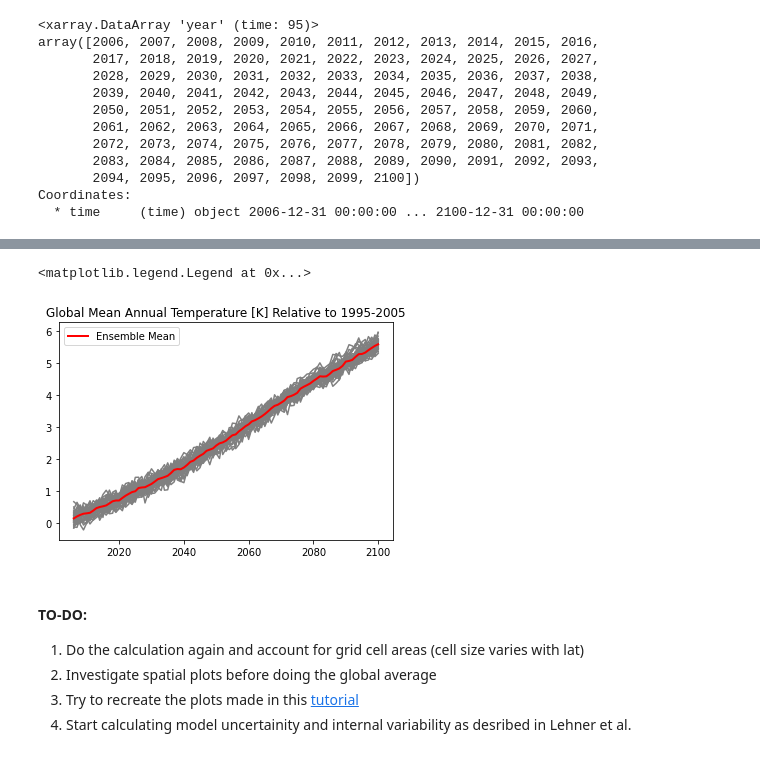
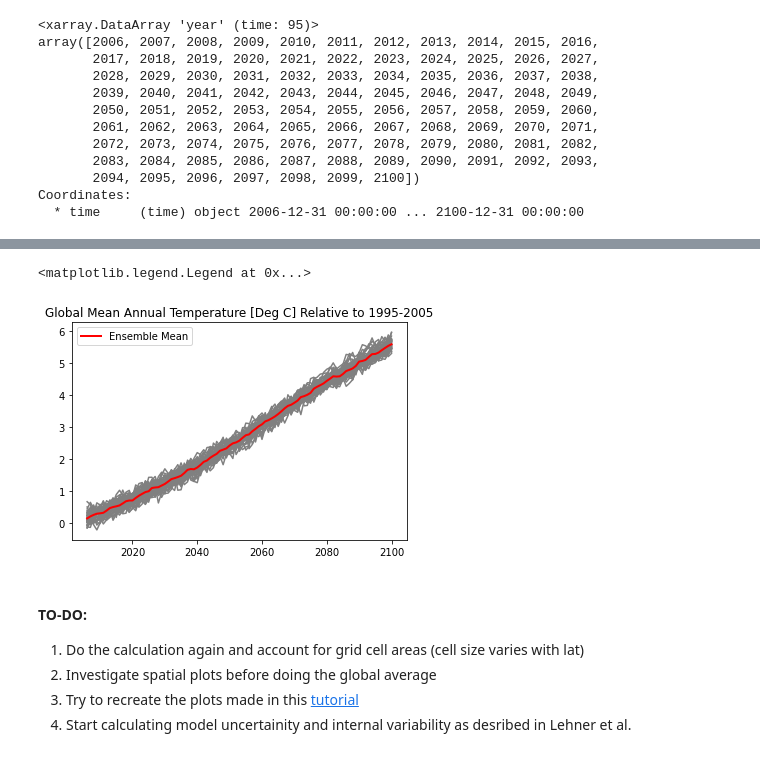
Before and after one commit to MackenzieBlanusa/InternalVariability, a Jupyter notebook: CESM_notebook.ipynb, the cells around one changed output, grey strips where cells are left out. Saved outputs shown, nothing was run; the diff lists cells and outputs as text; code cells hidden in the pictures.

```diff
--- a/CESM_notebook.ipynb
+++ b/CESM_notebook.ipynb
@@ -165,3 +173,6 @@ atm.RCP85.monthly
+# %%
+# convert Kelvin to celcius
+temp['TREFHT'] = temp.TREFHT - 273.15
 # %%
 # resample yearly
 temp_yearly = temp.resample(time='Y').mean(dim='time')
@@ -217,16 +252,25 @@ Tref_dset = Tref_col.to_dataset_dict(zarr_kwargs={'consolidated':True}, storage_
 # %%
 # define temp reference dataset
 temp_ref = Tref_dset['atm.20C.monthly']
+# %%
+# convert lon from 0-360 to -180 to 180
+temp_ref = temp_ref.assign_coords(lon=((temp_ref.lon + 180) % 360 - 180))
+# %%
+# convert Kelvin to celcius
+temp_ref['TREFHT'] = temp_ref.TREFHT - 273.15
 # %%
 # slice to base period (note that Lehner et al. uses base period 1995-2014)
 # here we have 1920-2005 so I will use 1995-2005 as base period
 temp_ref = temp_ref.sel(time=slice("1995", "2005"))
 
 # resample yearly
-temp_ref = temp_ref.resample(time='Y').mean(dim='time')
+temp_ref_yearly = temp_ref.resample(time='Y').mean(dim='time')
+# temp_ref_decadal = temp_ref.rolling(time=10,center=True).mean().dropna('time')
 
 # average along lat/lon, time, and member_id to get base temp
-temp_ref = temp_ref.mean(dim=('lon','lat','member_id','time'))
+temp_ref = temp_ref_yearly.mean(dim=('lon','lat','member_id','time'))
+# temp_ref_local = temp_ref_decadal.isel(lon=214,lat=138)
+# tem_ref_local = temp_ref_local.mean(dim=('member_id','time'))
 temp_ref
 # %% [output]
 <xarray.Dataset> Dimensions: () Data variables: TREFHT float32 dask.array<chunksize=(), meta=np.ndarray>
@@ -297,14 +361,14 @@ Coordinates:
 # %%
 # plot the data
 for i in range(len(temp_ens_anom.member_id)):
     plt.plot(temp_ens_anom.time.dt.year,temp_ens_anom.isel(member_id=i),color='grey')
 plt.plot(temp_ensmean_anom.time.dt.year,temp_ensmean_anom.TREFHT,color='r',
          linewidth=2,label='Ensemble Mean')
-plt.title('Global Mean Annual Temperature [K] Relative to 1995-2005')
+plt.title('Global Mean Annual Temperature [Deg C] Relative to 1995-2005')
 plt.legend()
 # %% [output]
 <matplotlib.legend.Legend at 0x...>
-[figure, old version]
+[figure, new version]
 # %% [markdown]
 #### TO-DO:
 1. Do the calculation again and account for grid cell areas (cell size varies with lat)
```
Also changed, not shown: parts of 51 cells of this notebook.
